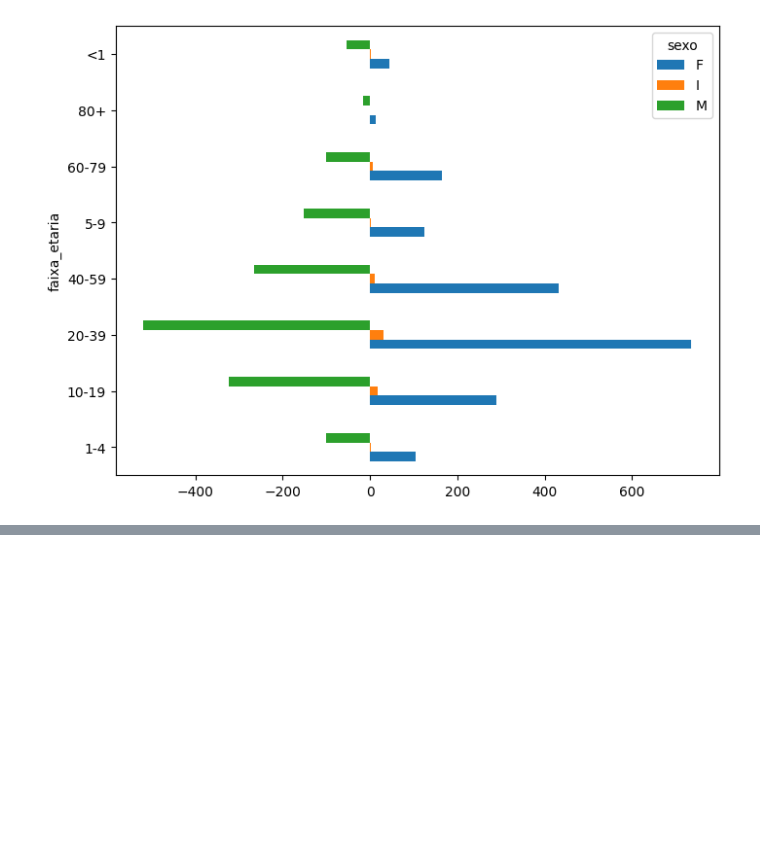
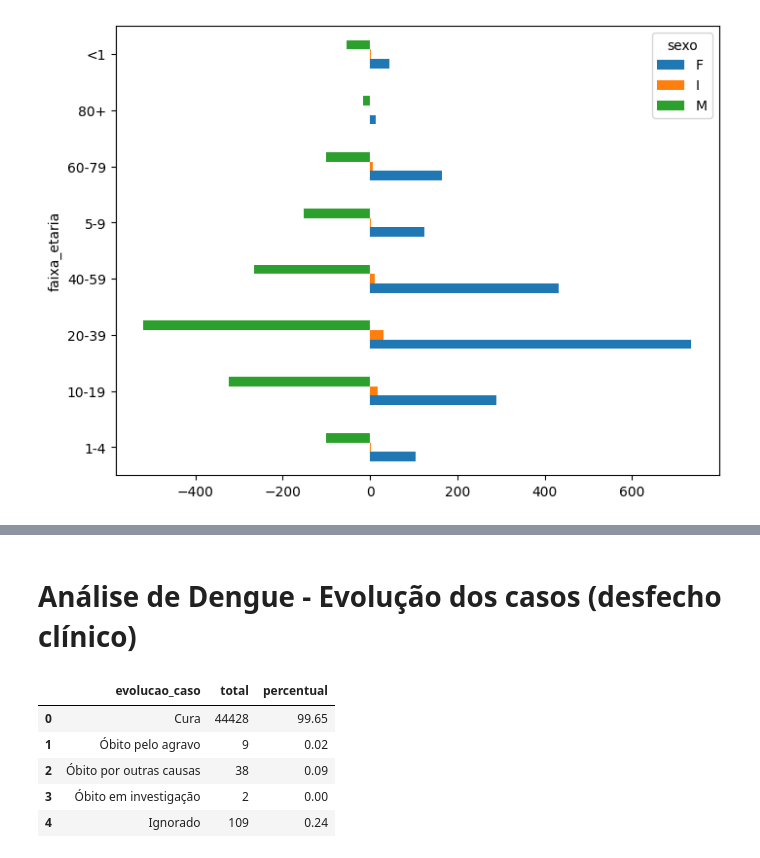
Before and after one commit to EveSantos/pesquisa-mestrado, a Jupyter notebook: notebooks/03_analise_descritiva_e_demografica.ipynb, the cells around one changed output, grey strips where cells are left out. Cells and saved outputs as stored; diff of their text form; code cells hidden in the pictures; blank space fills up the shorter version.

```diff
--- a/notebooks/03_analise_descritiva_e_demografica.ipynb
+++ b/notebooks/03_analise_descritiva_e_demografica.ipynb
@@ -74,0 +95,23 @@ piramide_2022.plot(kind='barh',figsize=(8,6))
+# %% [markdown]
+# Análise de Dengue - Evolução dos casos (desfecho clínico)
+# %%
+evolucao = df_deng_norm.groupby(
+    ['evolucao_caso']
+).size()
+
+evolucao_df = evolucao.reset_index(name='total')
+
+import json
+with open('../src/dicionario-evolucao.json', 'r') as f:
+    dic_evol_dg = json.load(f)
+
+evolucao_df['percentual'] = (evolucao_df['total'] / evolucao_df['total'].sum() * 100).round(2)
+evolucao_df['evolucao_caso'] = evolucao_df['evolucao_caso'].astype(str).map(dic_evol_dg)
+evolucao_df
+# %% [output]
+|  | evolucao_caso | total | percentual |
+| 0 | Cura | 44428 | 99.65 |
+| 1 | Óbito pelo agravo | 9 | 0.02 |
+| 2 | Óbito por outras causas | 38 | 0.09 |
+| 3 | Óbito em investigação | 2 | 0.00 |
+| 4 | Ignorado | 109 | 0.24 |
```
Also changed, not shown: parts of 6 cells of this notebook, 3 other files.
